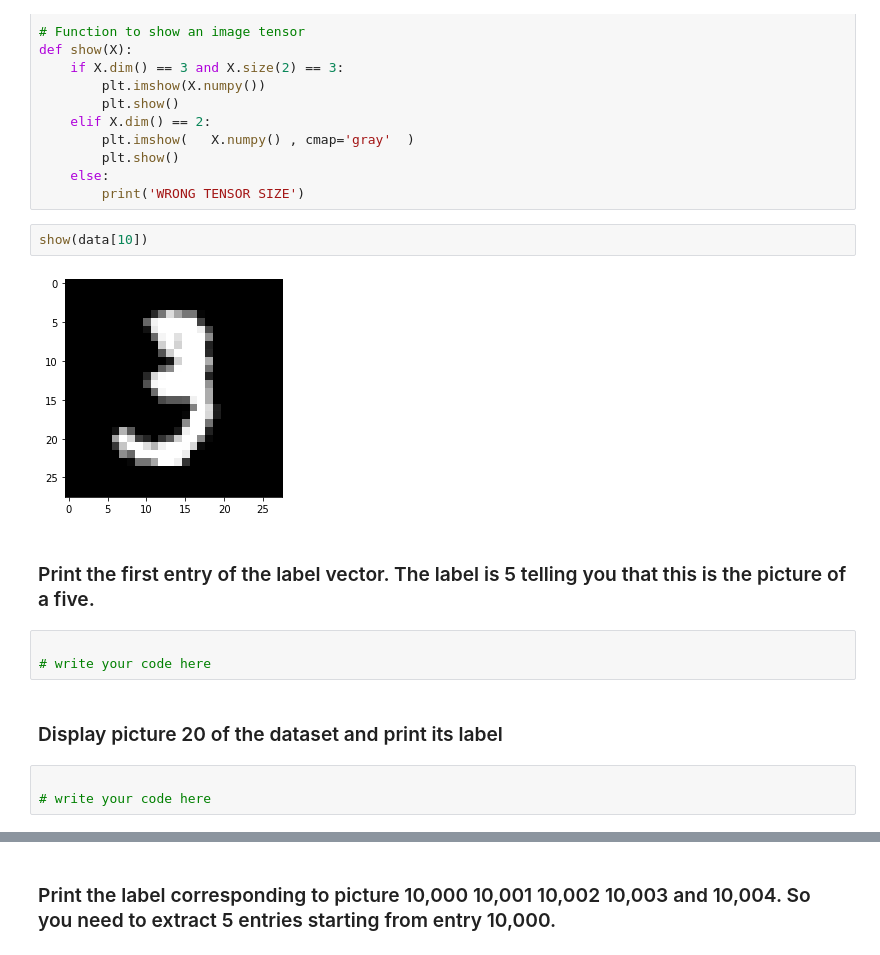
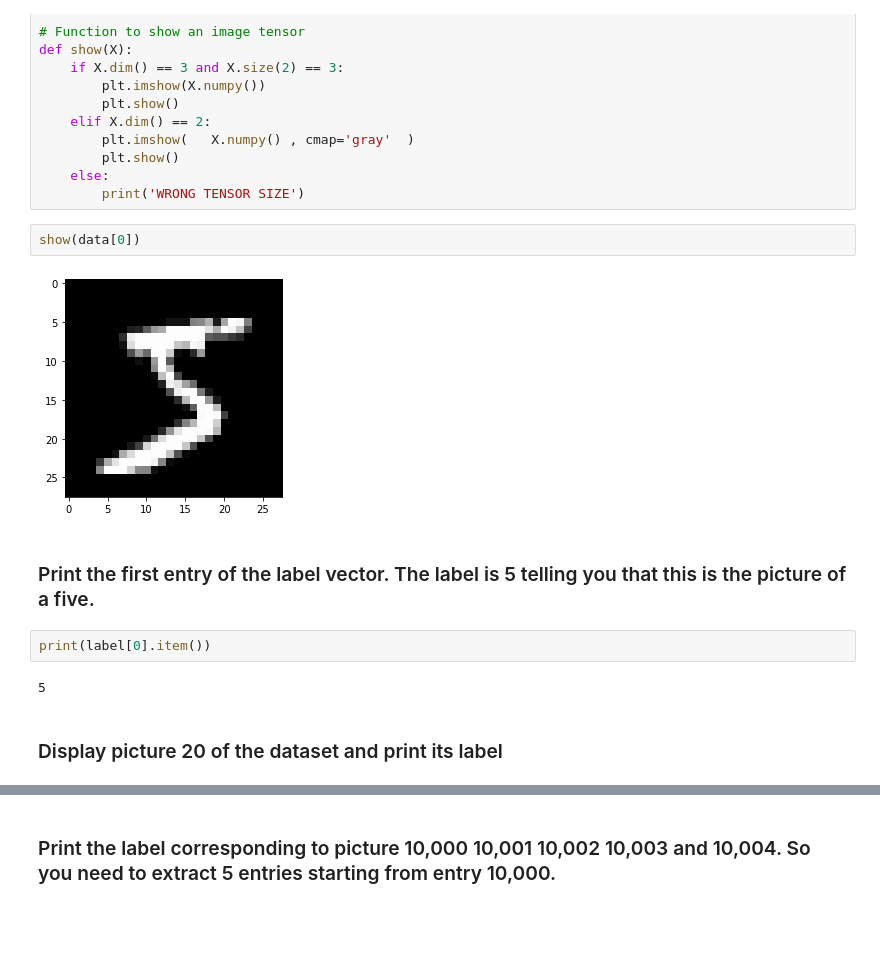
Before and after one commit to JardiT/DL_1920, a Jupyter notebook: codes/1_tutorial/lab03_pytorch_2/pytorch_data_manipulation_exercise.ipynb, the cells around one changed output, grey strips where cells are left out. Saved outputs shown, nothing was run; the diff lists cells and outputs as text; blank space fills up the shorter version.

```diff
--- a/codes/1_tutorial/lab03_pytorch_2/pytorch_data_manipulation_exercise.ipynb
+++ b/codes/1_tutorial/lab03_pytorch_2/pytorch_data_manipulation_exercise.ipynb
@@ -90,16 +98,14 @@ def show(X):
     else:
         print('WRONG TENSOR SIZE')
 # %%
-show(data[10])
+show(data[0])
 # %% [output]
-[figure, old version]
+[figure, new version]
 # %% [markdown]
 ### Print the first entry of the label vector. The label is 5 telling you that this is the picture of a five.
-# %%
-
-# write your code here
+# %%
+print(label[0].item())
+# %% [output]
+5
 # %% [markdown]
 ### Display picture 20 of the dataset and print its label
-# %%
-
-# write your code here
```
Also changed, not shown: parts of 19 cells of this notebook.
